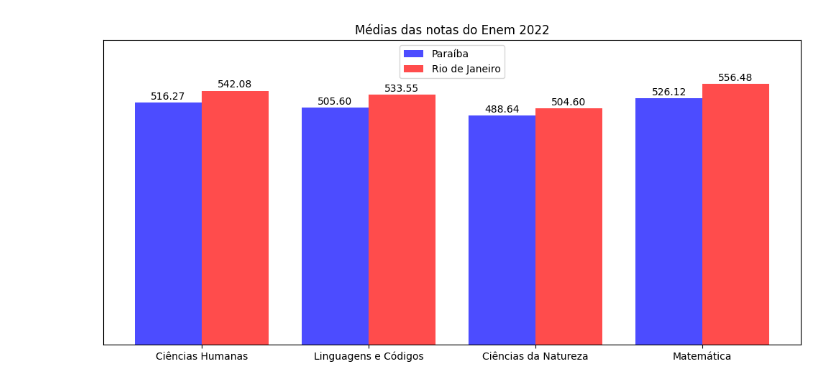
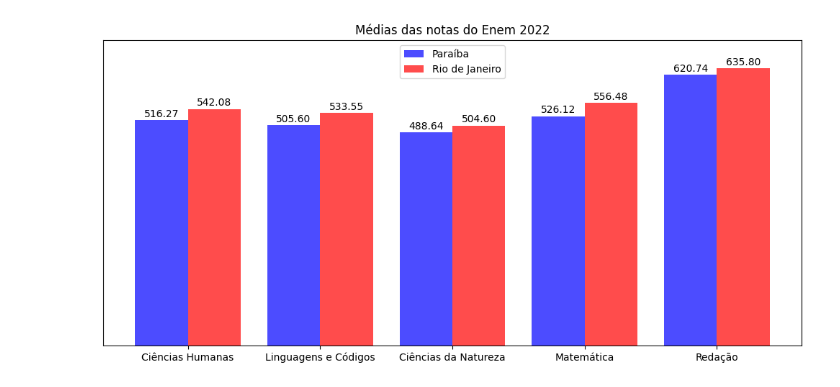
Before and after one commit to JhonataEzequiel/Trabalho-AVA-1, a Jupyter notebook: MicrodadosEnv/graficos.ipynb, the cells around one changed output. Cells and saved outputs as stored; diff of their text form; code cells hidden in the pictures.

```diff
--- a/MicrodadosEnv/graficos.ipynb
+++ b/MicrodadosEnv/graficos.ipynb
@@ -10,29 +10,26 @@ with open("info.json") as f:
 pb_stats = dados["PB"]["stats"]
 rj_stats = dados["RJ"]["stats"]
 
-medias_pb = [pb_stats["media_notas_ch"], pb_stats["media_notas_lc"], pb_stats["media_notas_cn"], pb_stats["media_notas_mt"]]
-medias_rj = [rj_stats["media_notas_ch"], rj_stats["media_notas_lc"], rj_stats["media_notas_cn"], rj_stats["media_notas_mt"]]
+medias_pb = [pb_stats["media_notas_ch"], pb_stats["media_notas_lc"], pb_stats["media_notas_cn"], pb_stats["media_notas_mt"], pb_stats["media_notas_red"]]
+medias_rj = [rj_stats["media_notas_ch"], rj_stats["media_notas_lc"], rj_stats["media_notas_cn"], rj_stats["media_notas_mt"], rj_stats["media_notas_red"]]
 # %%
-col = ['medias_ch', 'medias_lc', 'medias_cn', 'medias_mt']
+col = ['medias_ch', 'medias_lc', 'medias_cn', 'medias_mt', 'medias_red']
 plt.figure(figsize=(10, 5))
 bars_pb = plt.bar(col, medias_pb, color='blue', label='Paraíba', alpha=0.7, width=-0.4, align='edge')
 bars_rj = plt.bar(col, medias_rj, color='red', label='Rio de Janeiro', alpha=0.7, width=0.4, align='edge')
 
-# Adicionar os valores das barras
 plt.bar_label(bars_pb, padding=1, fmt='%.2f')
 plt.bar_label(bars_rj, padding=1, fmt='%.2f')
 
-# plt.xlabel('Áreas de conhecimento')
-# plt.ylabel('Notas')
 plt.title('Médias das notas do Enem 2022')
 
-categories = ['Ciências Humanas', 'Linguagens e Códigos', 'Ciências da Natureza', 'Matemática']  # Substitua pelos rótulos desejados
+categories = ['Ciências Humanas', 'Linguagens e Códigos', 'Ciências da Natureza', 'Matemática', 'Redação']
 plt.xticks(ticks=range(len(categories)), labels=categories, rotation=0)
-plt.ylim(0, 650)
+plt.ylim(0, 700)
 plt.yticks([])
 
 plt.legend(loc='upper center')
 plt.tight_layout()
 plt.show()
 # %% [output]
-[figure, old version]
+[figure, new version]
```
